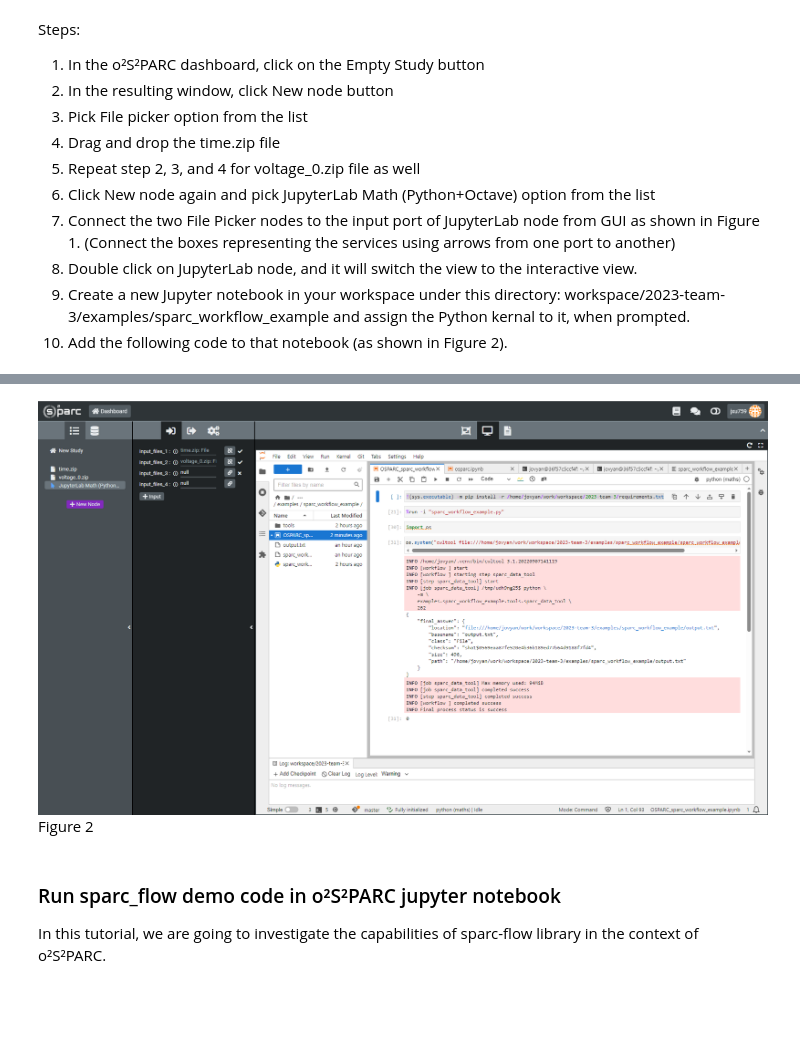
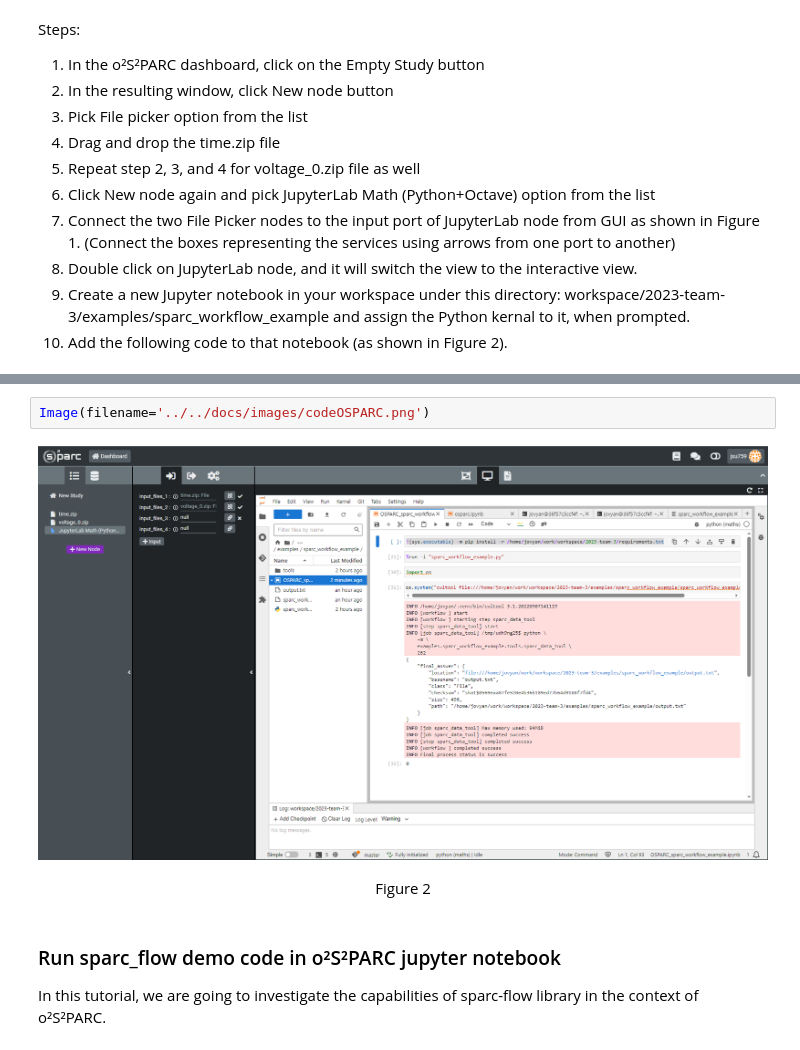
Before and after one commit to SPARC-FAIR-Codeathon/sparc-flow, a Jupyter notebook: tutorials/tutorial_6/tutorial_6_osparc.ipynb, the cells around one changed output, grey strips where cells are left out. Drawn from its saved outputs; the diff is of its cells as text; blank space fills up the shorter version.

Commit message:
update the images in tutorial 6

```diff
--- a/tutorials/tutorial_6/tutorial_6_osparc.ipynb
+++ b/tutorials/tutorial_6/tutorial_6_osparc.ipynb
@@ -43,6 +49,9 @@ Figure 1
+# %%
+Image(filename='../../docs/images/codeOSPARC.png')
+# %% [output]
+[figure, added]
 # %% [markdown]
-![image.png](attachment:image.png)
-Figure 2
+<center> Figure 2
 # %% [markdown]
 ### Run sparc_flow demo code in o²S²PARC jupyter notebook
 In this tutorial, we are going to investigate the capabilities of sparc-flow library in the context of o²S²PARC.
```
Also changed, not shown: parts of 5 cells of this notebook, 2 other files.
